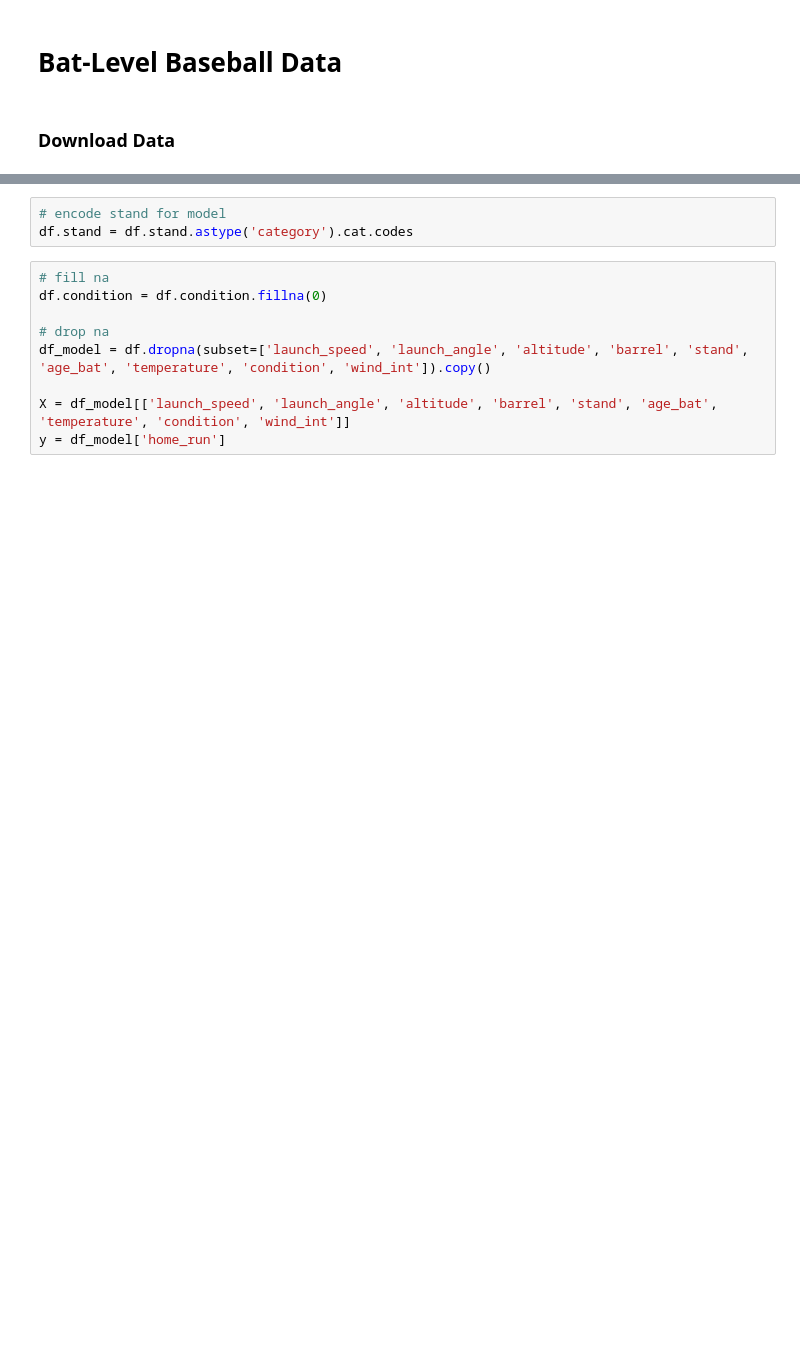
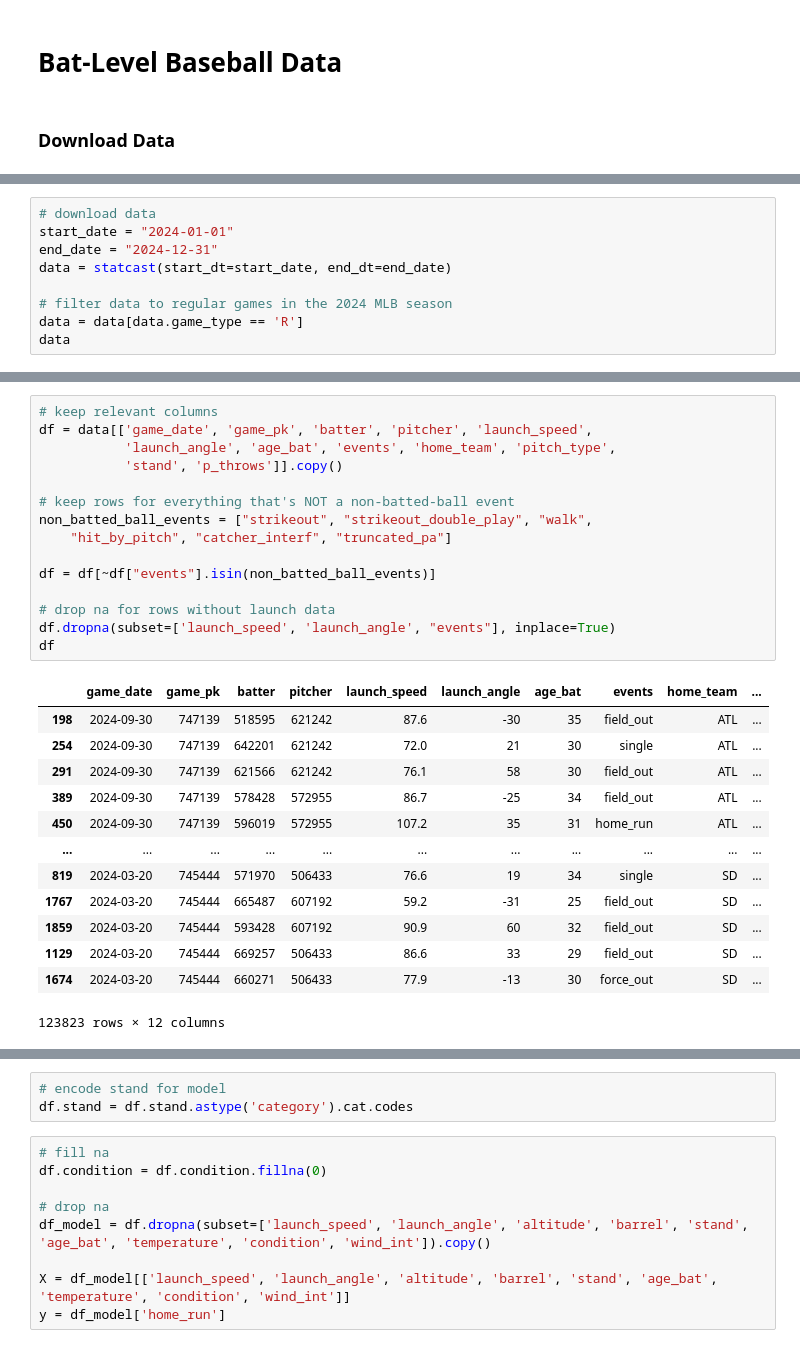
Before and after one commit to elizabethavargas/baseball, a Jupyter notebook: create_dataset.ipynb, the cells around one changed output, grey strips where cells are left out. Saved outputs shown, nothing was run; the diff lists cells and outputs as text; blank space fills up the shorter version.

Commit message:
Added game specific columns

```diff
--- a/create_dataset.ipynb
+++ b/create_dataset.ipynb
@@ -52,0 +30,9 @@ data.p_throws.value_counts()
+# %%
+# download data
+start_date = "2024-01-01"
+end_date = "2024-12-31"
+data = statcast(start_dt=start_date, end_dt=end_date)
+
+# filter data to regular games in the 2024 MLB season
+data = data[data.game_type == 'R']
+data
@@ -53,2 +66,31 @@ data.p_throws.value_counts()
+# %%
+# keep relevant columns
+df = data[['game_date', 'game_pk', 'batter', 'pitcher', 'launch_speed',
+           'launch_angle', 'age_bat', 'events', 'home_team', 'pitch_type',
+           'stand', 'p_throws']].copy()
+
+# keep rows for everything that's NOT a non-batted-ball event
+non_batted_ball_events = ["strikeout", "strikeout_double_play", "walk",
+    "hit_by_pitch", "catcher_interf", "truncated_pa"]
+
+df = df[~df["events"].isin(non_batted_ball_events)]
+
+# drop na for rows without launch data
+df.dropna(subset=['launch_speed', 'launch_angle', "events"], inplace=True)
+df
+# %% [output]
+|  | game_date | game_pk | batter | pitcher | launch_speed | launch_angle | age_bat | events | home_team | ... |
+| 198 | 2024-09-30 | 747139 | 518595 | 621242 | 87.6 | -30 | 35 | field_out | ATL | ... |
+| 254 | 2024-09-30 | 747139 | 642201 | 621242 | 72.0 | 21 | 30 | single | ATL | ... |
+| 291 | 2024-09-30 | 747139 | 621566 | 621242 | 76.1 | 58 | 30 | field_out | ATL | ... |
+| 389 | 2024-09-30 | 747139 | 578428 | 572955 | 86.7 | -25 | 34 | field_out | ATL | ... |
+| 450 | 2024-09-30 | 747139 | 596019 | 572955 | 107.2 | 35 | 31 | home_run | ATL | ... |
+| ... | ... | ... | ... | ... | ... | ... | ... | ... | ... | ... |
+| 819 | 2024-03-20 | 745444 | 571970 | 506433 | 76.6 | 19 | 34 | single | SD | ... |
+| 1767 | 2024-03-20 | 745444 | 665487 | 607192 | 59.2 | -31 | 25 | field_out | SD | ... |
+| 1859 | 2024-03-20 | 745444 | 593428 | 607192 | 90.9 | 60 | 32 | field_out | SD | ... |
+| 1129 | 2024-03-20 | 745444 | 669257 | 506433 | 86.6 | 33 | 29 | field_out | SD | ... |
+| 1674 | 2024-03-20 | 745444 | 660271 | 506433 | 77.9 | -13 | 30 | force_out | SD | ... |
+123823 rows × 12 columns
 # %%
 # combine hand pitcher threw with and the hand the batter hit with into one column
```
Also changed, not shown: parts of 20 cells of this notebook.
